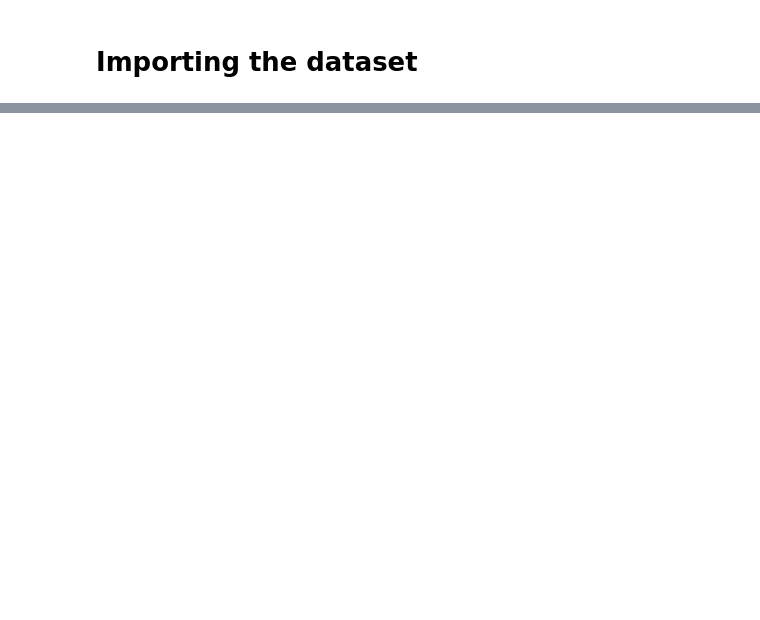
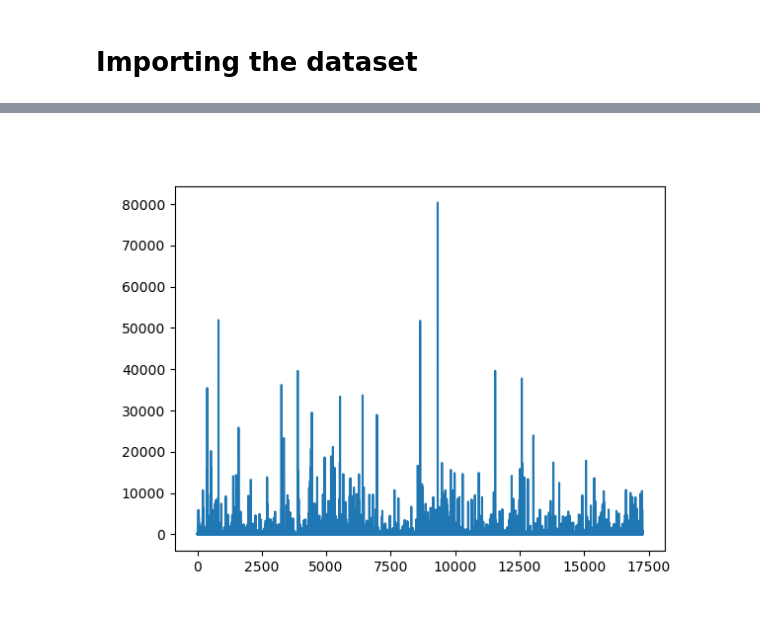
Before and after one commit to dynamicwebpaige/nanowrimo-2021, a Jupyter notebook: 5_Corporate_OSS_Contributions.ipynb, the cells around one changed output, grey strips where cells are left out. Saved outputs shown, nothing was run; the diff lists cells and outputs as text; code cells hidden in the pictures; blank space fills up the shorter version.

Commit message:
Initial plots

```diff
--- a/5_Corporate_OSS_Contributions.ipynb
+++ b/5_Corporate_OSS_Contributions.ipynb
@@ -55,0 +52,6 @@ await pyodide.open_url("https://zenodo.org/record/3742962/files/enterprise-oss.t
+# %%
+enterprise_projects = pyodide.open_url("https://raw.githubusercontent.com/dynamicwebpaige/nanowrimo-2021/main/data/enterprise_projects.txt")
+cohort_projects = pyodide.open_url("https://raw.githubusercontent.com/dynamicwebpaige/nanowrimo-2021/main/data/cohort_project_details.txt")
+# %%
+oss_projects = pd.read_csv(enterprise_projects, sep='\t', header=None)
+# cohort_oss_projects = pd.read_csv(cohort_projects, sep=' ', header=None)
@@ -55,0 +74,7 @@ await pyodide.open_url("https://zenodo.org/record/3742962/files/enterprise-oss.t
+# %%
+import matplotlib.pyplot as plt
+
+plt.plot(oss_projects[5])
+plt.show()
+# %% [output]
+[figure, added]
```
Also changed, not shown: parts of 4 cells of this notebook.
